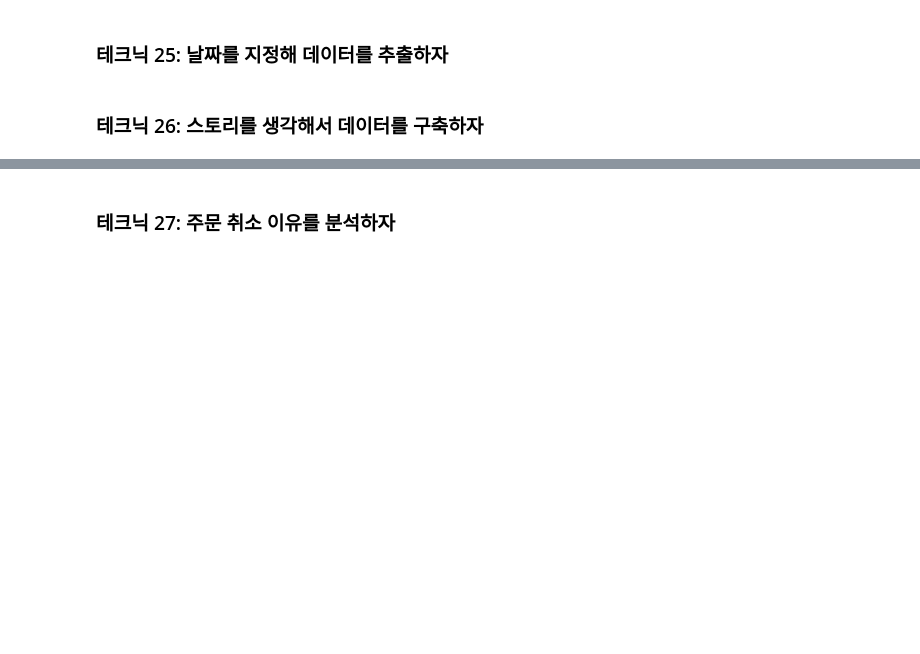
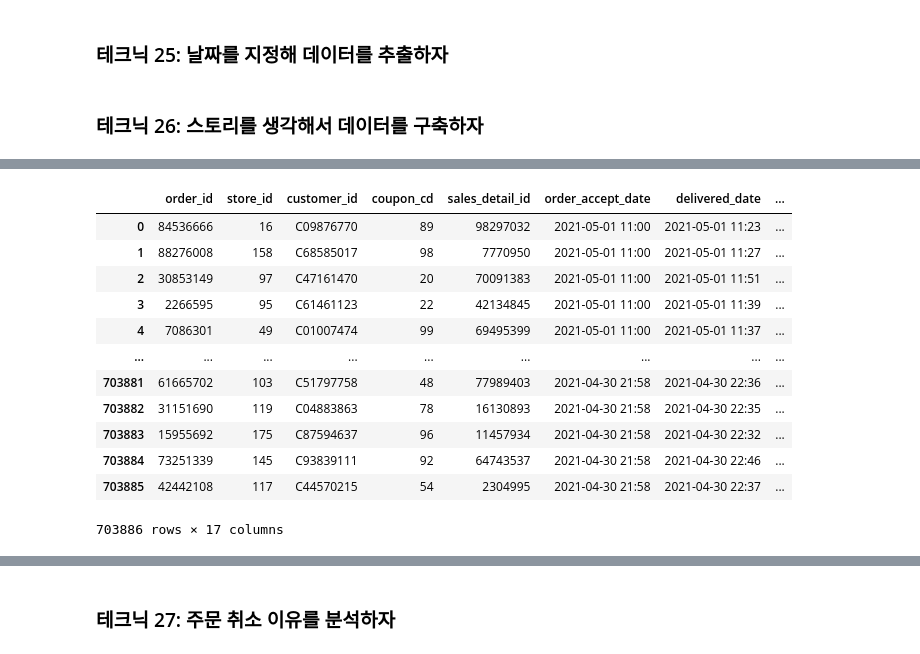
Before and after one commit to Haram-hub/-100-, a Jupyter notebook: chapter03.ipynb, the cells around one changed output, grey strips where cells are left out. Cells and saved outputs as stored; diff of their text form; code cells hidden in the pictures; blank space fills up the shorter version.

```diff
--- a/chapter03.ipynb
+++ b/chapter03.ipynb
@@ -297,0 +386,36 @@ SelectMultiple(options=('삼일대로점', '세종대로점', '무교로점', '
+# %%
+
+# 불필요한 데이터 제거
+order_data = order_all.loc[order_all['store_id']!=999]
+
+# 마스터 데이터 결합
+order_data = pd.merge(order_data,m_store,on='store_id',how='left')
+order_data = pd.merge(order_data, m_area, on='area_cd', how='left')
+
+# 이름 설정(수령 방법)
+order_data.loc[order_data['takeout_flag'] == 0, 'takeout_name'] = 'delivery'
+order_data.loc[order_data['takeout_flag'] == 1, 'takeout_name'] = 'takeout'
+
+# 이름 설정(수령 상태)
+order_data.loc[order_data['status']== 0, 'status_name' ] = '주문 접수'
+order_data.loc[order_data['status']== 1, 'status_name' ] = '지불 완료'
+order_data.loc[order_data['status']== 2, 'status_name' ] = '배달 완료'
+order_data.loc[order_data['status']== 9, 'status_name' ] = '주문 취소'
+
+order_data['order_date'] = pd.to_datetime(order_data['order_accept_date']).dt.date #dt.date: yyyy-mm-dd
+
+order_data
+# %% [output]
+|  | order_id | store_id | customer_id | coupon_cd | sales_detail_id | order_accept_date | delivered_date | ... |
+| 0 | 84536666 | 16 | C09876770 | 89 | 98297032 | 2021-05-01 11:00 | 2021-05-01 11:23 | ... |
+| 1 | 88276008 | 158 | C68585017 | 98 | 7770950 | 2021-05-01 11:00 | 2021-05-01 11:27 | ... |
+| 2 | 30853149 | 97 | C47161470 | 20 | 70091383 | 2021-05-01 11:00 | 2021-05-01 11:51 | ... |
+| 3 | 2266595 | 95 | C61461123 | 22 | 42134845 | 2021-05-01 11:00 | 2021-05-01 11:39 | ... |
+| 4 | 7086301 | 49 | C01007474 | 99 | 69495399 | 2021-05-01 11:00 | 2021-05-01 11:37 | ... |
+| ... | ... | ... | ... | ... | ... | ... | ... | ... |
+| 703881 | 61665702 | 103 | C51797758 | 48 | 77989403 | 2021-04-30 21:58 | 2021-04-30 22:36 | ... |
+| 703882 | 31151690 | 119 | C04883863 | 78 | 16130893 | 2021-04-30 21:58 | 2021-04-30 22:35 | ... |
+| 703883 | 15955692 | 175 | C87594637 | 96 | 11457934 | 2021-04-30 21:58 | 2021-04-30 22:32 | ... |
+| 703884 | 73251339 | 145 | C93839111 | 92 | 64743537 | 2021-04-30 21:58 | 2021-04-30 22:46 | ... |
+| 703885 | 42442108 | 117 | C44570215 | 54 | 2304995 | 2021-04-30 21:58 | 2021-04-30 22:37 | ... |
+703886 rows × 17 columns
```
Also changed, not shown: parts of 24 cells of this notebook.
